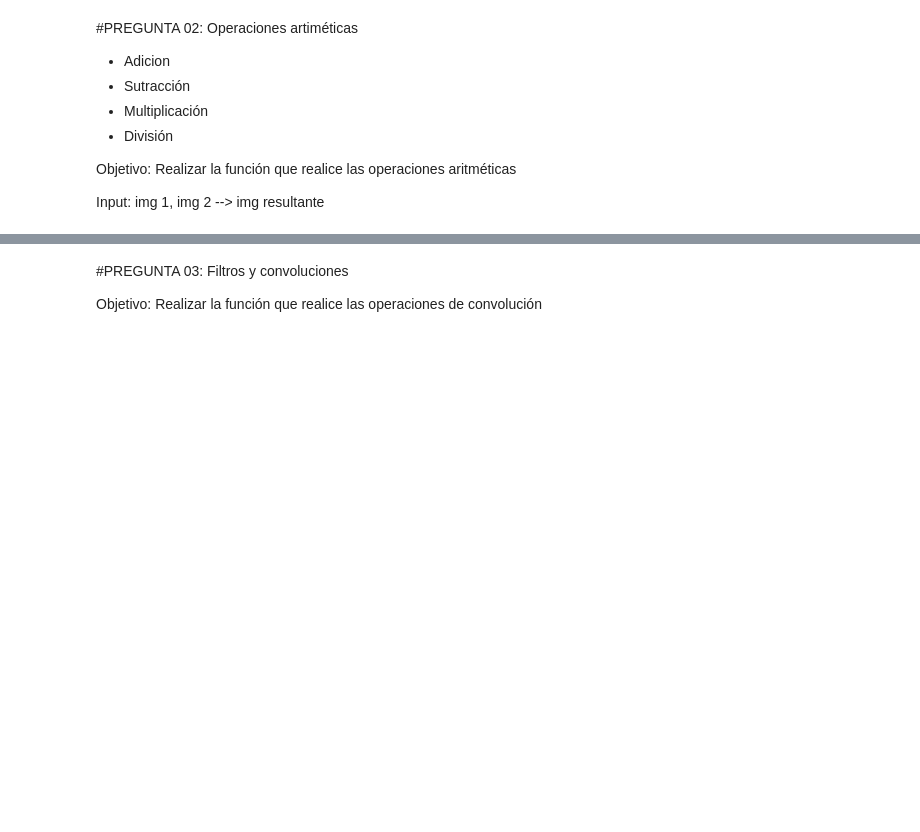
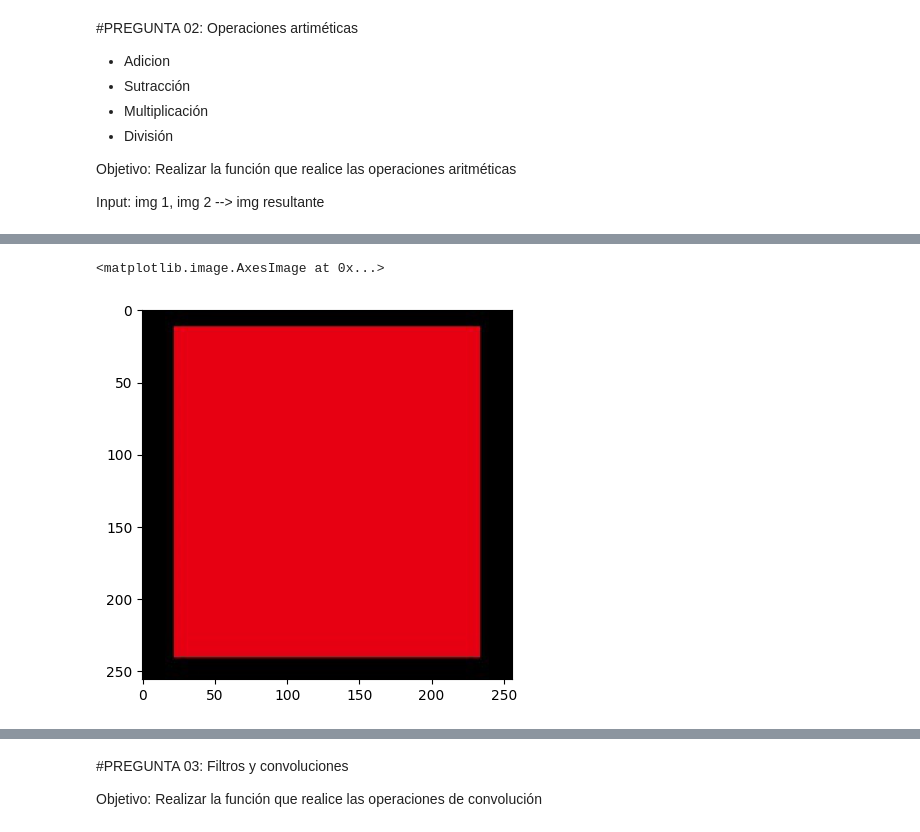
Before and after one commit to fredyhuancatorres/VA-Tarea-01, a Jupyter notebook: VA_tarea01.ipynb, the cells around one changed output, grey strips where cells are left out. Saved outputs shown, nothing was run; the diff lists cells and outputs as text; code cells hidden in the pictures; blank space fills up the shorter version.

```diff
--- a/VA_tarea01.ipynb
+++ b/VA_tarea01.ipynb
@@ -222,0 +212,5 @@ Input: img 1, img 2  --> img resultante
+# %%
+plt.imshow(img2)
+# %% [output]
+<matplotlib.image.AxesImage at 0x...>
+[figure, added]
```
Also changed, not shown: parts of 8 cells of this notebook.
